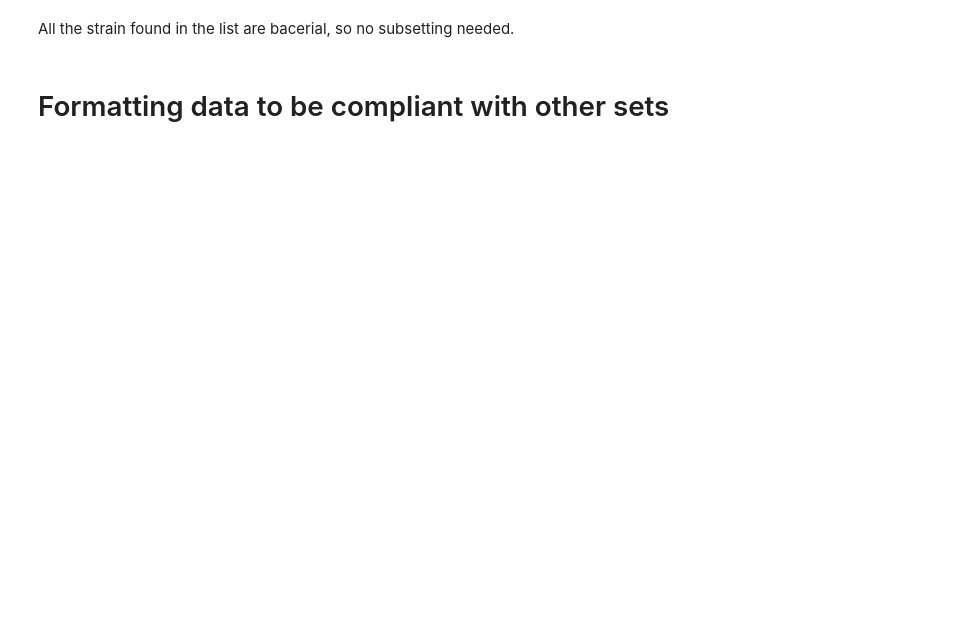
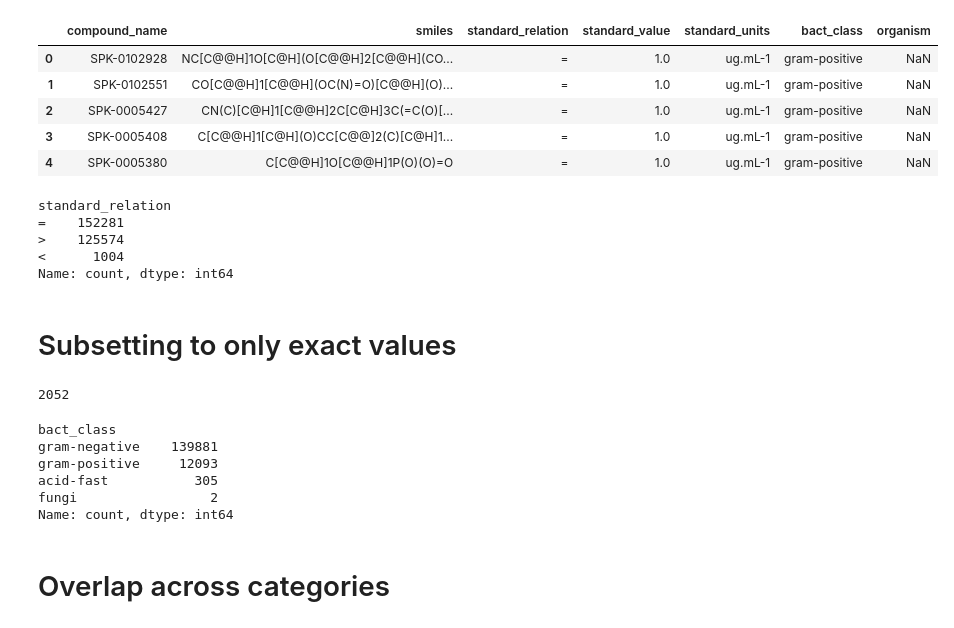
Before and after one commit to IMI-COMBINE/broad_spectrum_prediction, a Jupyter notebook: preprocess/spark_process.ipynb, the cells around one changed output. Cells and saved outputs as stored; diff of their text form; code cells hidden in the pictures; blank space fills up the shorter version.

```diff
--- a/preprocess/spark_process.ipynb
+++ b/preprocess/spark_process.ipynb
@@ -11,27 +10,29 @@ The following files were used for this analysis:
 * SPARK MIC Data.csv
 # %%
 import os
+import math
 import json
 import pandas as pd
 import numpy as np
+from rdkit.Chem import MolFromSmiles, MolToInchiKey
+from utils import draw_venn, process_spark_data
+import matplotlib.pyplot as plt
 
 from tqdm import tqdm
 
+tqdm.pandas()
 pd.options.mode.chained_assignment = None  # default='warn'
-pd.set_option("display.max_columns", None)
 # %%
 DATA_DIR = "../data"
+# %%
+main_data = []
 # %%
-spark_data = []
+for file in tqdm(os.listdir(f"{DATA_DIR}/raw")):
+    if not file.startswith("SPARK"):
+        continue
 
-for file in os.listdir(f"{DATA_DIR}/raw"):
-    if file.startswith("SPARK"):
-        df = pd.read_csv(
-            f"{DATA_DIR}/raw/{file}",
-            low_memory=False,
-            on_bad_lines="skip",
-        )
-        df["source"] = file
-        spark_data.append(df)
-spark_df = pd.concat(spark_data, ignore_index=True)
-spark_df.head(2)
+    df = process_spark_data(file=file)
+    if df.empty:
+        continue
+
+    main_data.append(df)
@@ -64,4 +39,20 @@ spark_df = spark_df[cols_to_keep]
-# %% [markdown]
-All the strain found in the list are bacerial, so no subsetting needed.
-# %% [markdown]
-# Formatting data to be compliant with other sets
+# %%
+spark_df = pd.concat(main_data, ignore_index=True)
+spark_df.head()
+# %% [output]
+|  | compound_name | smiles | standard_relation | standard_value | standard_units | bact_class | organism |
+| 0 | SPK-0102928 | NC[C@@H]1O[C@H](O[C@@H]2[C@@H](CO... | = | 1.0 | ug.mL-1 | gram-positive | NaN |
+| 1 | SPK-0102551 | CO[C@@H]1[C@@H](OC(N)=O)[C@@H](O)... | = | 1.0 | ug.mL-1 | gram-positive | NaN |
+| 2 | SPK-0005427 | CN(C)[C@H]1[C@@H]2C[C@H]3C(=C(O)[... | = | 1.0 | ug.mL-1 | gram-positive | NaN |
+| 3 | SPK-0005408 | C[C@@H]1[C@H](O)CC[C@@]2(C)[C@H]1... | = | 1.0 | ug.mL-1 | gram-positive | NaN |
+| 4 | SPK-0005380 | C[C@@H]1O[C@@H]1P(O)(O)=O | = | 1.0 | ug.mL-1 | gram-positive | NaN |
+# %%
+spark_df["standard_relation"].value_counts()
+# %% [output]
+standard_relation
+=    152281
+>    125574
+<      1004
+Name: count, dtype: int64
+# %% [markdown]
+# Subsetting to only exact values
@@ -67,0 +62,5 @@ All the strain found in the list are bacerial, so no subsetting needed.
+# %%
+bacterial_species = json.load(open(f"{DATA_DIR}/mapping/bact_mapper.json"))
+len(bacterial_species)
+# %% [output]
+2052
@@ -67,0 +79,11 @@ All the strain found in the list are bacerial, so no subsetting needed.
+# %%
+spark_df["bact_class"].value_counts()
+# %% [output]
+bact_class
+gram-negative    139881
+gram-positive     12093
+acid-fast           305
+fungi                 2
+Name: count, dtype: int64
+# %% [markdown]
+# Overlap across categories
```
Also changed, not shown: parts of 24 cells of this notebook, 7 other files.
